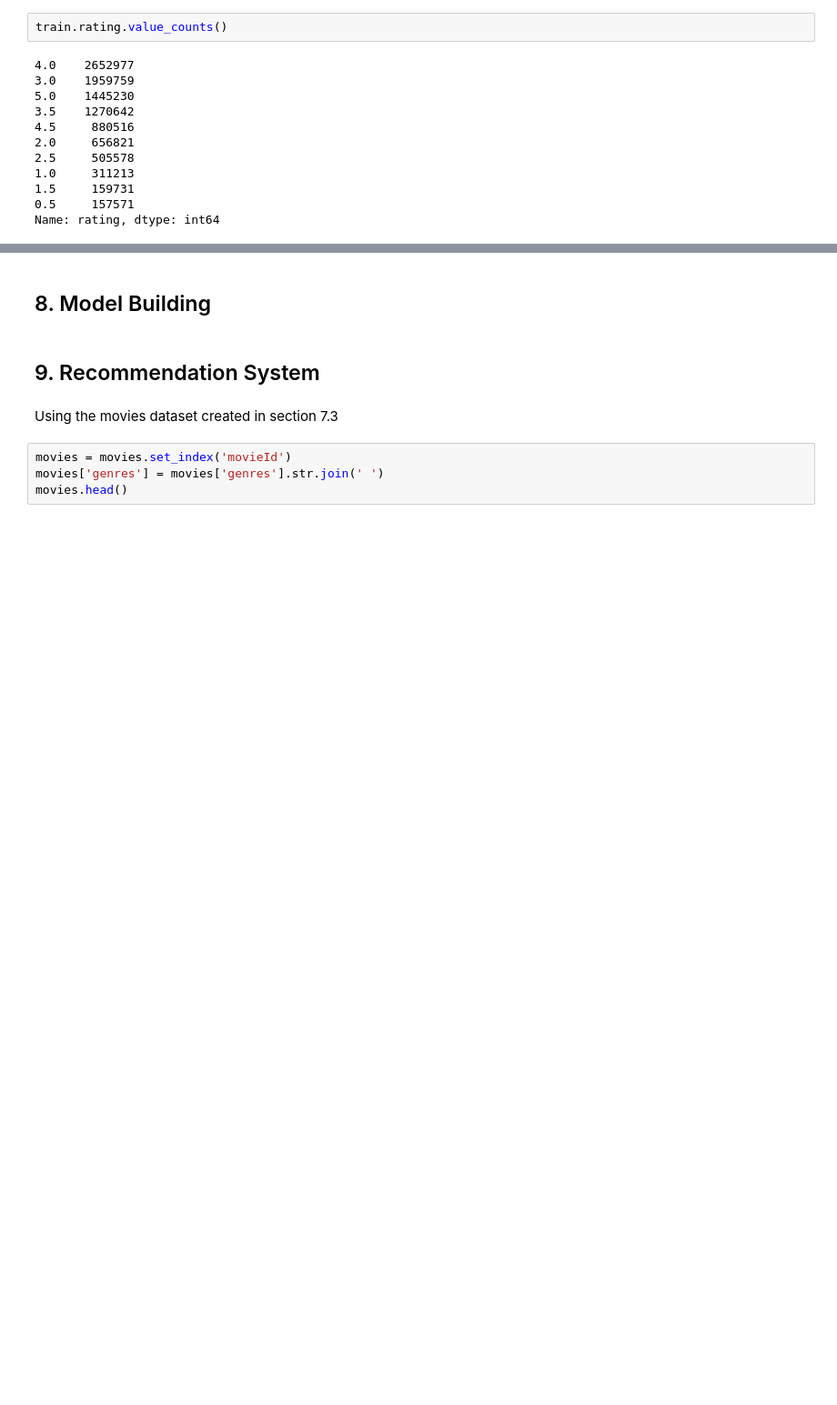
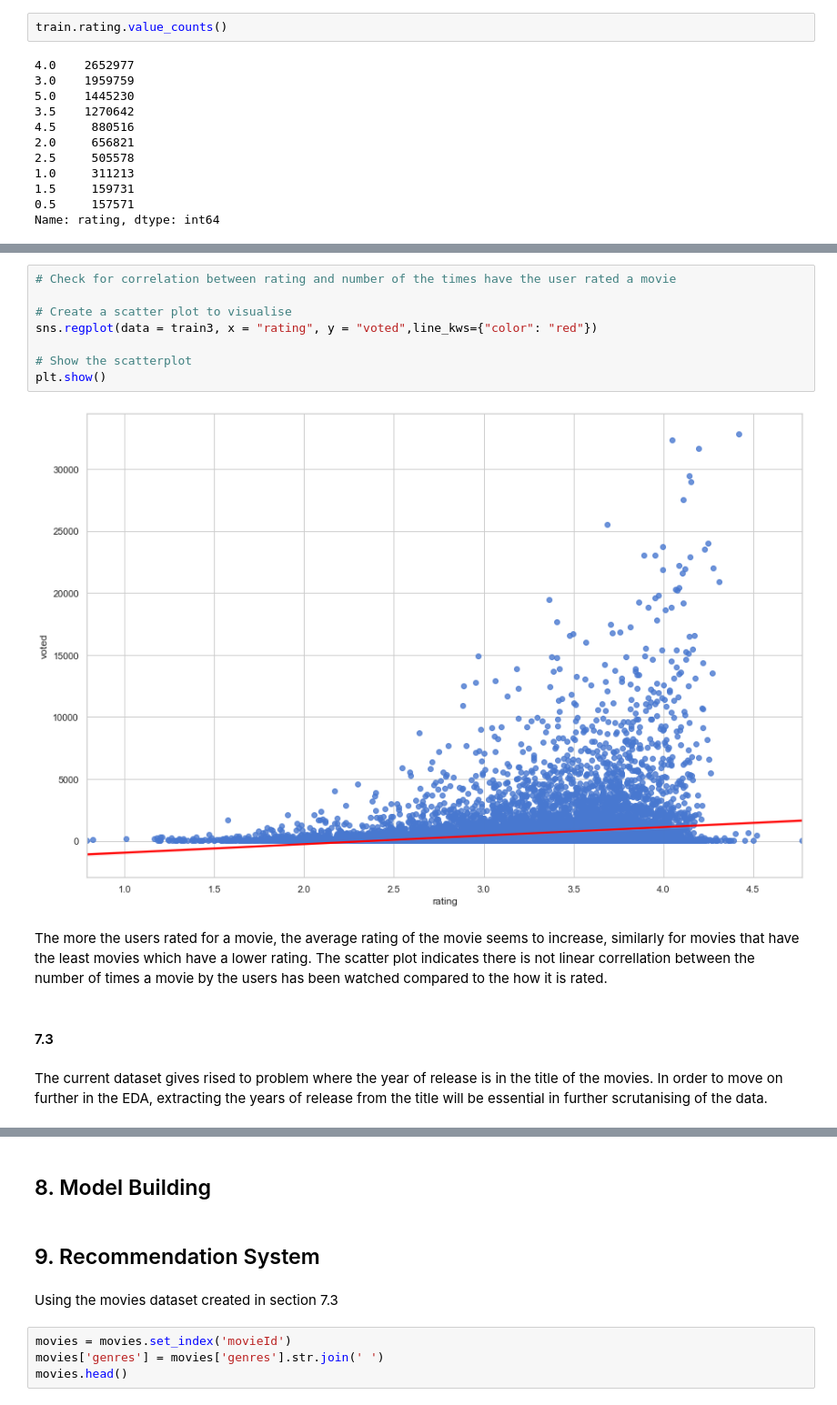
Before and after one commit to Explore-AI/unsupervised-predict-streamlit-template, a Jupyter notebook: Notebook2.ipynb, the cells around one changed output, grey strips where cells are left out. Shown at 91% size. Saved outputs shown, nothing was run; the diff lists cells and outputs as text; blank space fills up the shorter version.

```diff
--- a/Notebook2.ipynb
+++ b/Notebook2.ipynb
@@ -478,0 +445,16 @@ moviesWithGenres_df.head()
+# %%
+# Check for correlation between rating and number of the times have the user rated a movie
+
+# Create a scatter plot to visualise
+sns.regplot(data = train3, x = "rating", y = "voted",line_kws={"color": "red"})
+
+# Show the scatterplot
+plt.show()
+# %% [output]
+[figure, added]
+# %% [markdown]
+The more the users rated for a movie, the average rating of the movie seems to increase, similarly for movies that have the least movies which have a lower rating. The scatter plot indicates there is not linear correllation between the number of times a movie by the users has been watched compared to the how it is rated.
+# %% [markdown]
+#### 7.3
+# %% [markdown]
+The current dataset gives rised to problem where the year of release is in the title of the movies. In order to move on further in the EDA, extracting the years of release from the title will be essential in further scrutanising of the data.
```
Also changed, not shown: parts of 62 cells of this notebook.
